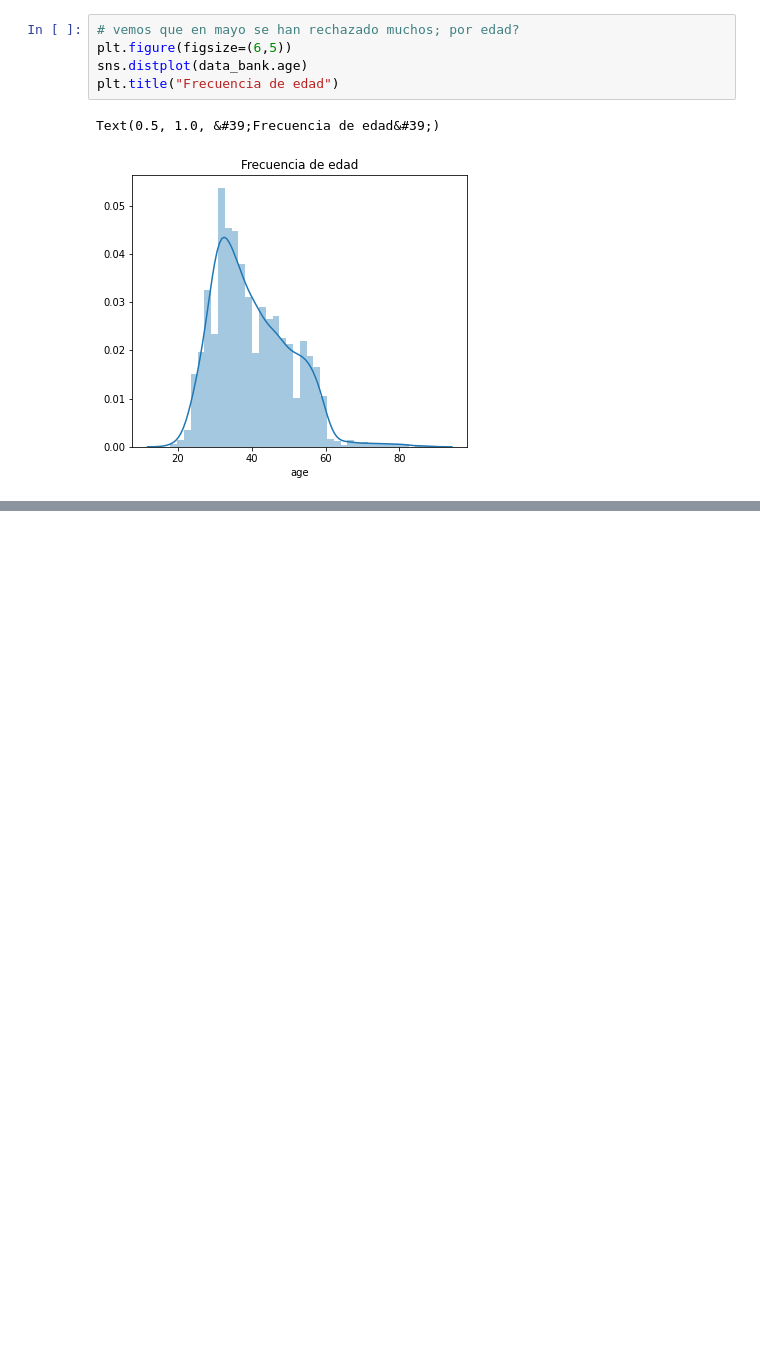
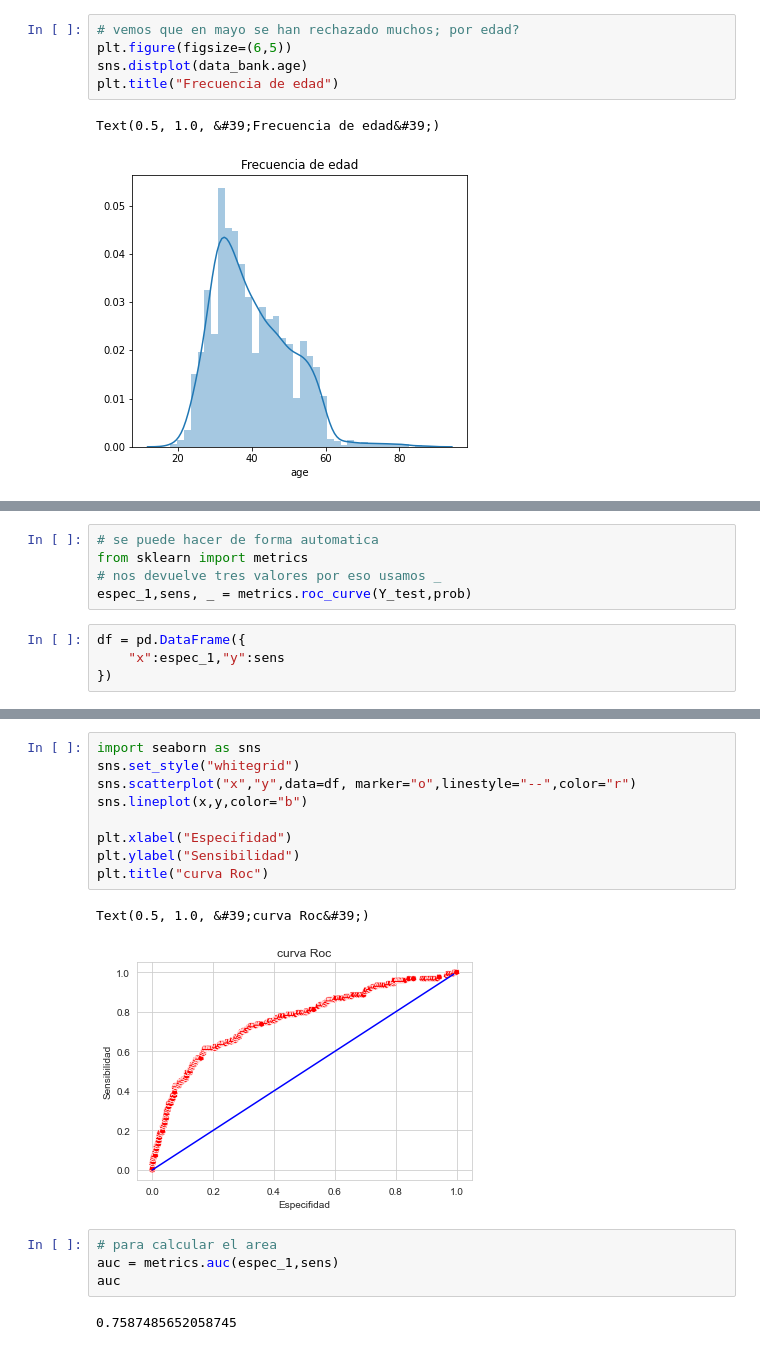
Before and after one commit to gonzalo71/TestGit, a Jupyter notebook: Udemy_exercices/Udemy_2_Regre_Logistica.ipynb, the cells around one changed output, grey strips where cells are left out. Saved outputs shown, nothing was run; the diff lists cells and outputs as text; blank space fills up the shorter version.

```diff
--- a/Udemy_exercices/Udemy_2_Regre_Logistica.ipynb
+++ b/Udemy_exercices/Udemy_2_Regre_Logistica.ipynb
@@ -258,0 +661,9 @@ Text(0.5, 1.0, &#39;Frecuencia de edad&#39;)
+# %%
+# se puede hacer de forma automatica
+from sklearn import metrics
+# nos devuelve tres valores por eso usamos _
+espec_1,sens, _ = metrics.roc_curve(Y_test,prob)
+# %%
+df = pd.DataFrame({
+    "x":espec_1,"y":sens
+})
@@ -258,0 +679,18 @@ Text(0.5, 1.0, &#39;Frecuencia de edad&#39;)
+# %%
+import seaborn as sns
+sns.set_style("whitegrid")
+sns.scatterplot("x","y",data=df, marker="o",linestyle="--",color="r")
+sns.lineplot(x,y,color="b")
+
+plt.xlabel("Especifidad")
+plt.ylabel("Sensibilidad")
+plt.title("curva Roc")
+# %% [output]
+Text(0.5, 1.0, &#39;curva Roc&#39;)
+[figure, added]
+# %%
+# para calcular el area
+auc = metrics.auc(espec_1,sens)
+auc
+# %% [output]
+0.7587485652058745
```
Also changed, not shown: parts of 57 cells of this notebook.
